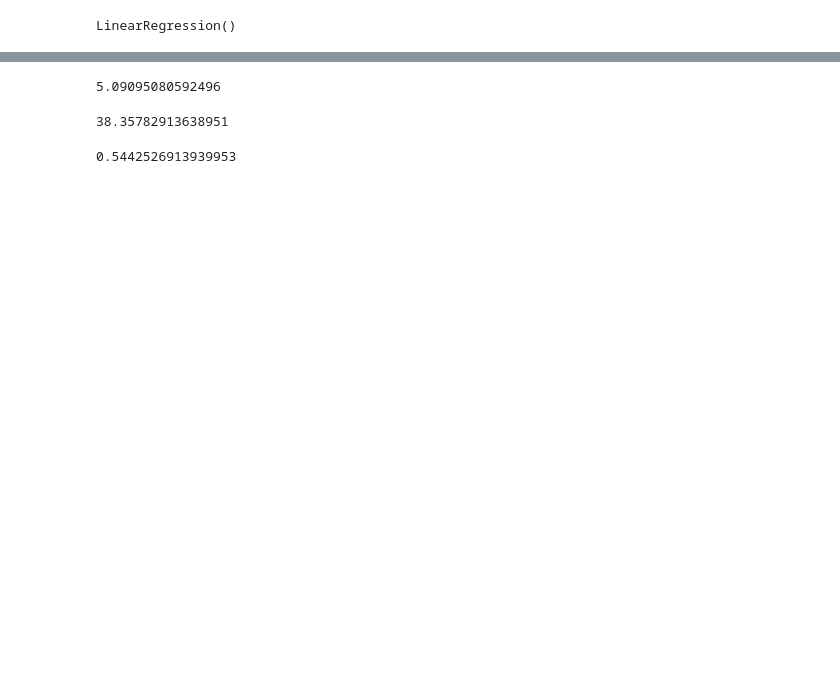
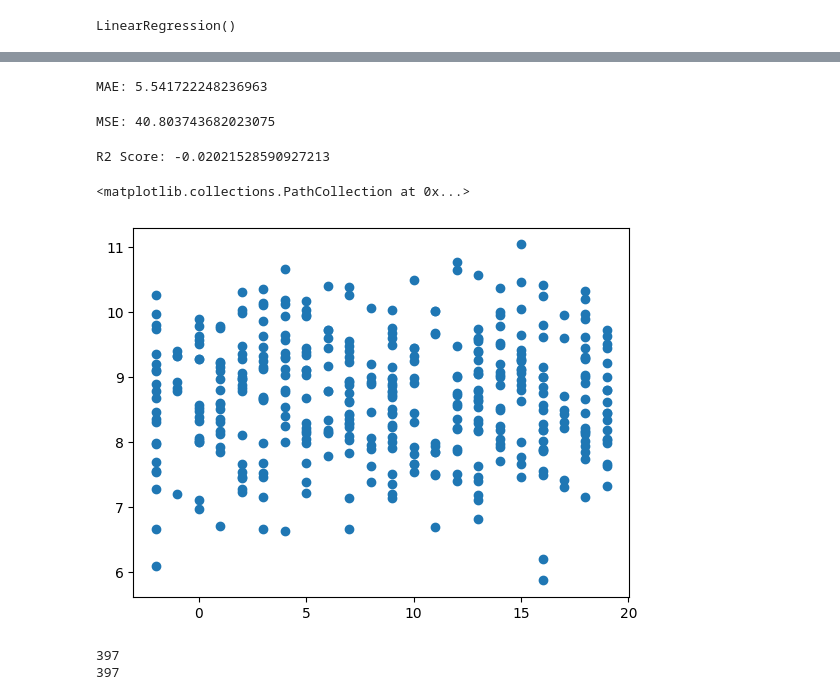
Before and after one commit to Prakalp-74/Public_Transport_delay, a Jupyter notebook: public.ipynb, the cells around one changed output, grey strips where cells are left out. Drawn from its saved outputs; the diff is of its cells as text; code cells hidden in the pictures; blank space fills up the shorter version.

```diff
--- a/public.ipynb
+++ b/public.ipynb
@@ -490,6 +491,6 @@ len(df)
 # %% [output]
 1981
 # %%
-X = df.drop(['actual_arrival_delay_min', 'date', 'time', 'scheduled_departure', 'scheduled_arrival'], axis=1)
-y = df['actual_arrival_delay_min']
+X = df.drop(['actual_departure_delay_min', 'actual_arrival_delay_min', 'date', 'time', 'scheduled_departure', 'scheduled_arrival'], axis=1)
+y = df['actual_departure_delay_min']
 # %%
@@ -547,4 +546,9 @@ transport_type_Tram              bool
 dtype: object
+# %%
+scaler = StandardScaler()
+
+X_train = scaler.fit_transform(X_train)
+X_test = scaler.trans
 # %%
 lr = LinearRegression()
 lr.fit(X_train, y_train)
@@ -577,16 +581,27 @@ mae = mean_absolute_error(y_test, y_pred)
 # %%
 print('MAE:', mae)
 # %% [output]
-5.09095080592496
+MAE: 5.541722248236963
 # %%
 mse = mean_squared_error(y_test, y_pred)
 # %%
 print('MSE:', mse)
 # %% [output]
-38.35782913638951
+MSE: 40.803743682023075
 # %%
 r2 = r2_score(y_test, y_pred)
 # %%
-print('R2 Score:'r2)
+print('R2 Score:', r2)
 # %% [output]
-0.5442526913939953
+R2 Score: -0.02021528590927213
+# %%
+plt.scatter(y_test, y_pred)
+# %% [output]
+<matplotlib.collections.PathCollection at 0x...>
+[figure, added]
+# %%
+print(len(y_test))
+print(len(y_pred))
+# %% [output]
+397
+397
```
Also changed, not shown: parts of 10 cells of this notebook.
